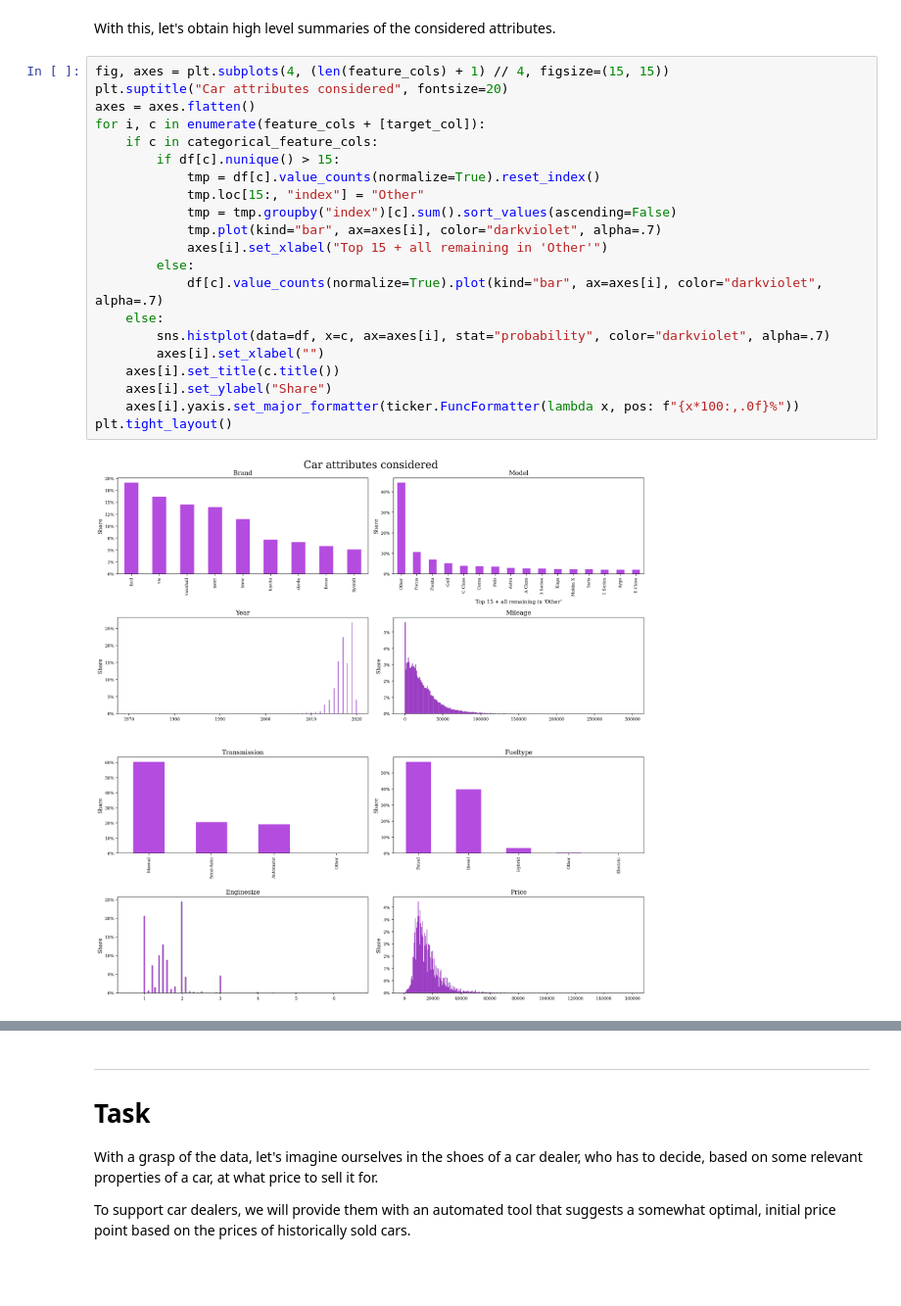
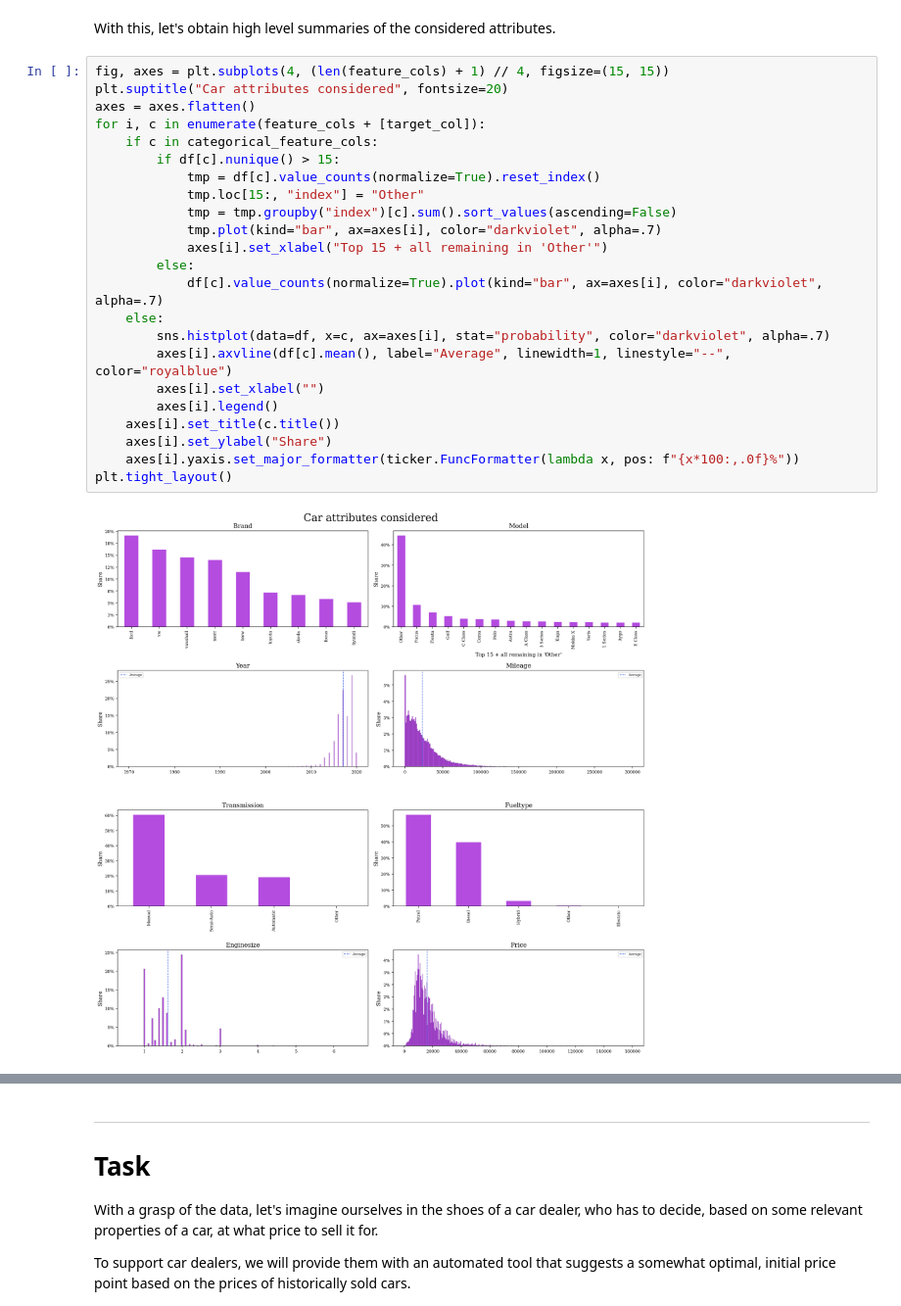
Before and after one commit to calyptis/LeafSim, a Jupyter notebook: notebooks/LeafSim.ipynb, the cells around one changed output, grey strips where cells are left out. Shown at 98% size. Cells and saved outputs as stored; diff of their text form; blank space fills up the shorter version.

```diff
--- a/notebooks/LeafSim.ipynb
+++ b/notebooks/LeafSim.ipynb
@@ -156,26 +156,28 @@ With this, let's obtain high level summaries of the considered attributes.
 # %%
 fig, axes = plt.subplots(4, (len(feature_cols) + 1) // 4, figsize=(15, 15))
 plt.suptitle("Car attributes considered", fontsize=20)
 axes = axes.flatten()
 for i, c in enumerate(feature_cols + [target_col]):
     if c in categorical_feature_cols:
         if df[c].nunique() > 15:
             tmp = df[c].value_counts(normalize=True).reset_index()
             tmp.loc[15:, "index"] = "Other"
             tmp = tmp.groupby("index")[c].sum().sort_values(ascending=False)
             tmp.plot(kind="bar", ax=axes[i], color="darkviolet", alpha=.7)
             axes[i].set_xlabel("Top 15 + all remaining in 'Other'")
         else:
             df[c].value_counts(normalize=True).plot(kind="bar", ax=axes[i], color="darkviolet", alpha=.7)
     else:
         sns.histplot(data=df, x=c, ax=axes[i], stat="probability", color="darkviolet", alpha=.7)
+        axes[i].axvline(df[c].mean(), label="Average", linewidth=1, linestyle="--", color="royalblue")
         axes[i].set_xlabel("")
+        axes[i].legend()
     axes[i].set_title(c.title())
     axes[i].set_ylabel("Share")
     axes[i].yaxis.set_major_formatter(ticker.FuncFormatter(lambda x, pos: f"{x*100:,.0f}%"))
 plt.tight_layout()
 # %% [output]
-[figure, old version]
+[figure, new version]
 # %% [markdown]
 A few interesting insights stand out from these histograms:
 
```
Also changed, not shown: parts of 24 cells of this notebook.
